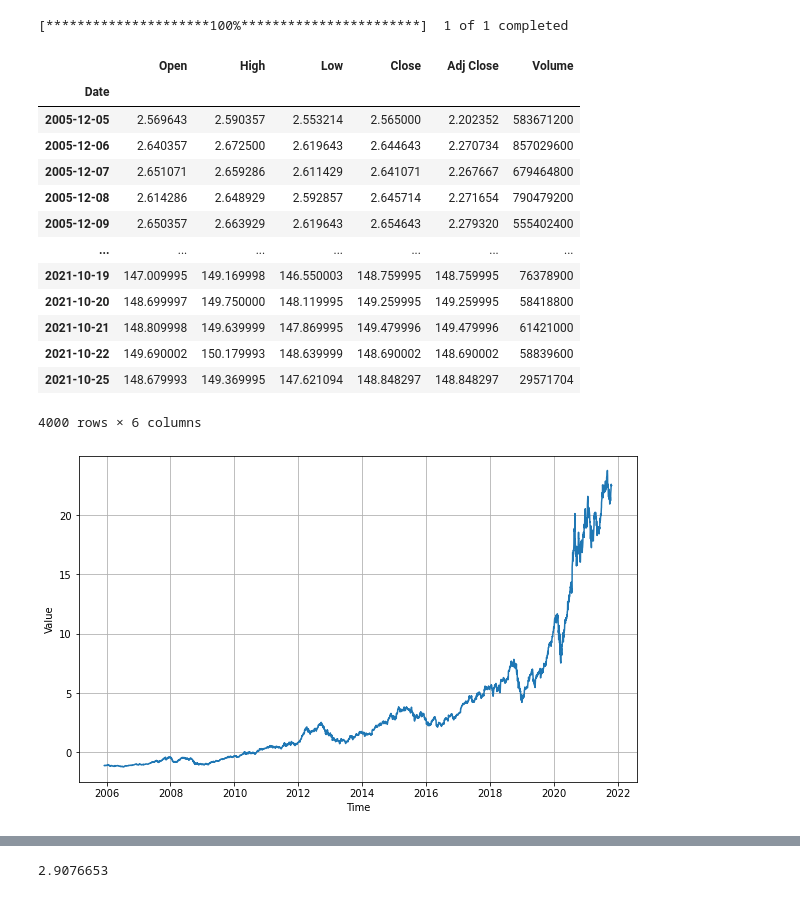
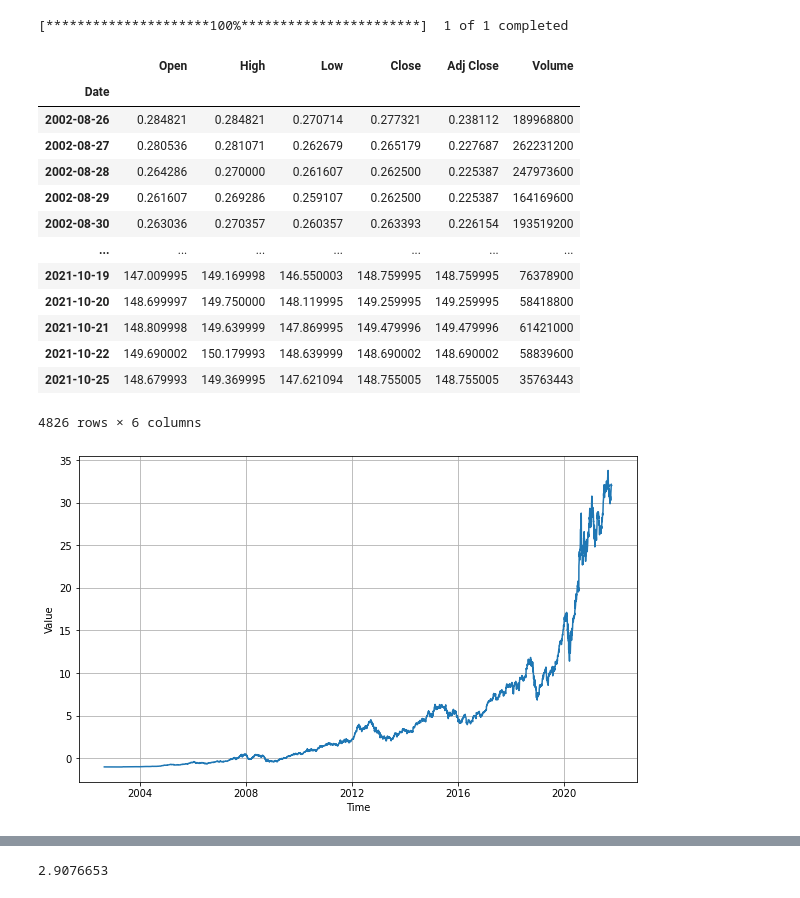
Before and after one commit to omidmno2/stockMarketPrediction_DL, a Jupyter notebook: AAPL_1d_CNN_LSTM_with_standard_scaler.ipynb, the cells around one changed output, grey strips where cells are left out. Drawn from its saved outputs; the diff is of its cells as text; code cells hidden in the pictures.

```diff
--- a/AAPL_1d_CNN_LSTM_with_standard_scaler.ipynb
+++ b/AAPL_1d_CNN_LSTM_with_standard_scaler.ipynb
@@ -36,24 +36,24 @@ import yfinance as yfin
 yfin.pdr_override()
 # %%
 import yfinance as yf
-daily_data = yf.download(tickers='AAPL', period = '4000d', interval = '1d')
+daily_data = yf.download(tickers='AAPL', period = '1000wk', interval = '1d')
 daily_data
 # %% [output]
 [*********************100%***********************]  1 of 1 completed
 |  | Open | High | Low | Close | Adj Close | Volume |
 | Date |  |  |  |  |  |  |
-| 2005-12-05 | 2.569643 | 2.590357 | 2.553214 | 2.565000 | 2.202352 | 583671200 |
-| 2005-12-06 | 2.640357 | 2.672500 | 2.619643 | 2.644643 | 2.270734 | 857029600 |
-| 2005-12-07 | 2.651071 | 2.659286 | 2.611429 | 2.641071 | 2.267667 | 679464800 |
-| 2005-12-08 | 2.614286 | 2.648929 | 2.592857 | 2.645714 | 2.271654 | 790479200 |
-| 2005-12-09 | 2.650357 | 2.663929 | 2.619643 | 2.654643 | 2.279320 | 555402400 |
+| 2002-08-26 | 0.284821 | 0.284821 | 0.270714 | 0.277321 | 0.238112 | 189968800 |
+| 2002-08-27 | 0.280536 | 0.281071 | 0.262679 | 0.265179 | 0.227687 | 262231200 |
+| 2002-08-28 | 0.264286 | 0.270000 | 0.261607 | 0.262500 | 0.225387 | 247973600 |
+| 2002-08-29 | 0.261607 | 0.269286 | 0.259107 | 0.262500 | 0.225387 | 164169600 |
+| 2002-08-30 | 0.263036 | 0.270357 | 0.260357 | 0.263393 | 0.226154 | 193519200 |
 | ... | ... | ... | ... | ... | ... | ... |
 | 2021-10-19 | 147.009995 | 149.169998 | 146.550003 | 148.759995 | 148.759995 | 76378900 |
 | 2021-10-20 | 148.699997 | 149.750000 | 148.119995 | 149.259995 | 149.259995 | 58418800 |
 | 2021-10-21 | 148.809998 | 149.639999 | 147.869995 | 149.479996 | 149.479996 | 61421000 |
 | 2021-10-22 | 149.690002 | 150.179993 | 148.639999 | 148.690002 | 148.690002 | 58839600 |
-| 2021-10-25 | 148.679993 | 149.369995 | 147.621094 | 148.848297 | 148.848297 | 29571704 |
+| 2021-10-25 | 148.679993 | 149.369995 | 147.621094 | 148.755005 | 148.755005 | 35763443 |
-4000 rows × 6 columns
+4826 rows × 6 columns
 # %%
 from sklearn.preprocessing import StandardScaler
 
@@ -67,5 +67,5 @@ time = np.array(daily_data.index)
 plt.figure(figsize=(10, 6))
 plot_series(time, series)
 # %% [output]
-[figure, old version]
+[figure, new version]
 # %%
```
Also changed, not shown: parts of 6 cells of this notebook.
